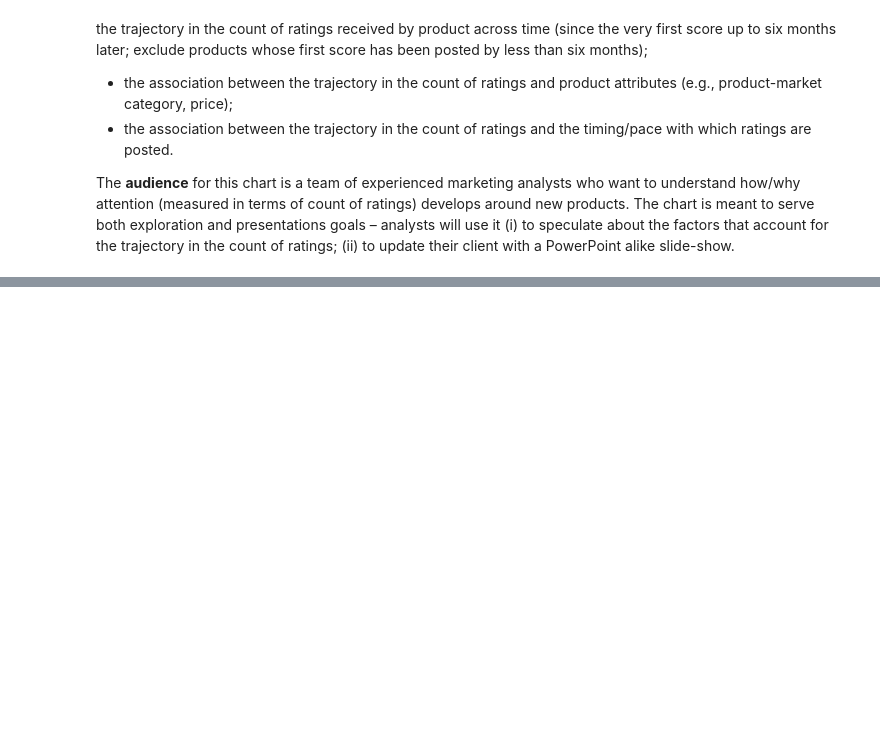
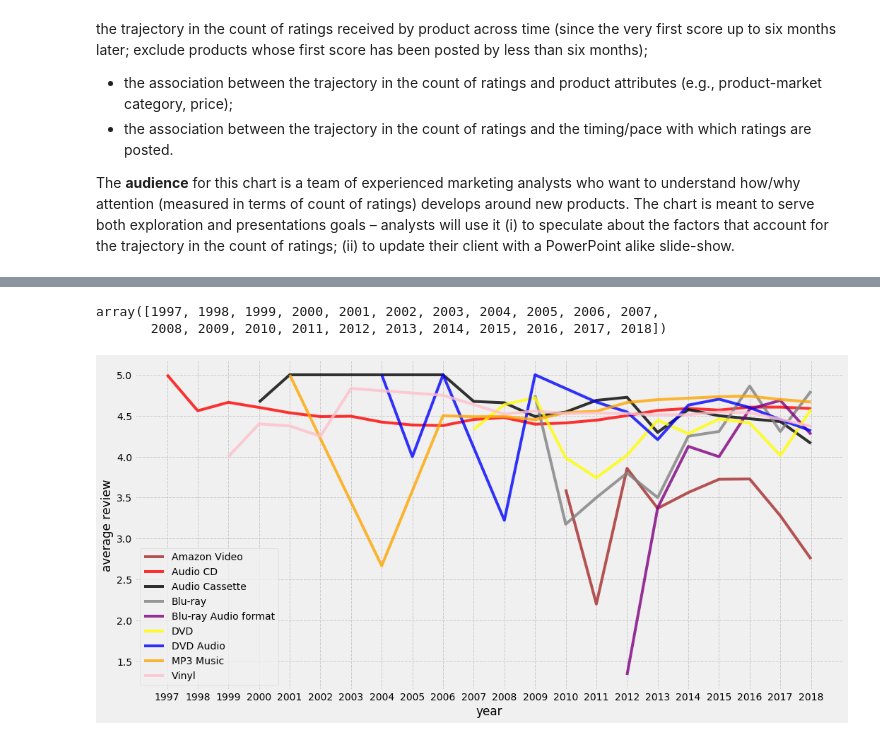
Before and after one commit to smartiiv/data_viz, a Jupyter notebook: Midtermproject.ipynb, the cells around one changed output, grey strips where cells are left out. Drawn from its saved outputs; the diff is of its cells as text; code cells hidden in the pictures; blank space fills up the shorter version.

```diff
--- a/Midtermproject.ipynb
+++ b/Midtermproject.ipynb
@@ -54,0 +146,10 @@ metadata
+# %%
+Review.loc[:,'month'] = Review['timestamp'].dt.month
+Review.loc[:,'year'] = Review['timestamp'].dt.year
+# %%
+gr_month = Review.groupby(['style.Format:','year'])
+# %%
+df2 = pd.DataFrame(gr_month['overall'].agg(np.mean))
+
+df2.drop(remove,inplace=True)
+df2.reset_index(inplace=True)
@@ -54,0 +173,9 @@ metadata
+# %%
+x = np.arange(1997,2019,1)
+x
+# %% [output]
+array([1997, 1998, 1999, 2000, 2001, 2002, 2003, 2004, 2005, 2006, 2007,
+       2008, 2009, 2010, 2011, 2012, 2013, 2014, 2015, 2016, 2017, 2018])
+# %%
+x = df2['year']
+y = df2['overall']
@@ -54,0 +211,25 @@ metadata
+# %%
+fig = plt.figure(figsize=(16,8))
+
+ax = fig.add_subplot(111,xticks=list(np.arange(1997,2019,1)), xticklabels= list(np.arange(1997,2019,1)))
+
+ax.plot(x1,y1,c='brown', alpha=0.8, label='Amazon Video')
+ax.plot(x2,y2, c='red', alpha=0.8,label='Audio CD')
+ax.plot(x3,y3, c='black', alpha=0.8,label='Audio Cassette')
+ax.plot(x4,y4, c='grey', alpha=0.8,label='Blu-ray')
+ax.plot(x5,y5, c='purple', alpha=0.8,label='Blu-ray Audio format')
+ax.plot(x6,y6, c='yellow', alpha=0.8,label='DVD')
+ax.plot(x7,y7, c='blue', alpha=0.8,label='DVD Audio')
+ax.plot(x8,y8, c='orange', alpha=0.8,label='MP3 Music')
+ax.plot(x9,y9, c='pink', alpha=0.8,label='Vinyl')
+
+
+ax.set_xlabel('year')
+ax.set_ylabel('average review')
+ax.legend(loc='best')
+ax.grid(ls='--')
+
+
+plt.show()
+# %% [output]
+[figure, added]
```
Also changed, not shown: parts of 21 cells of this notebook.
